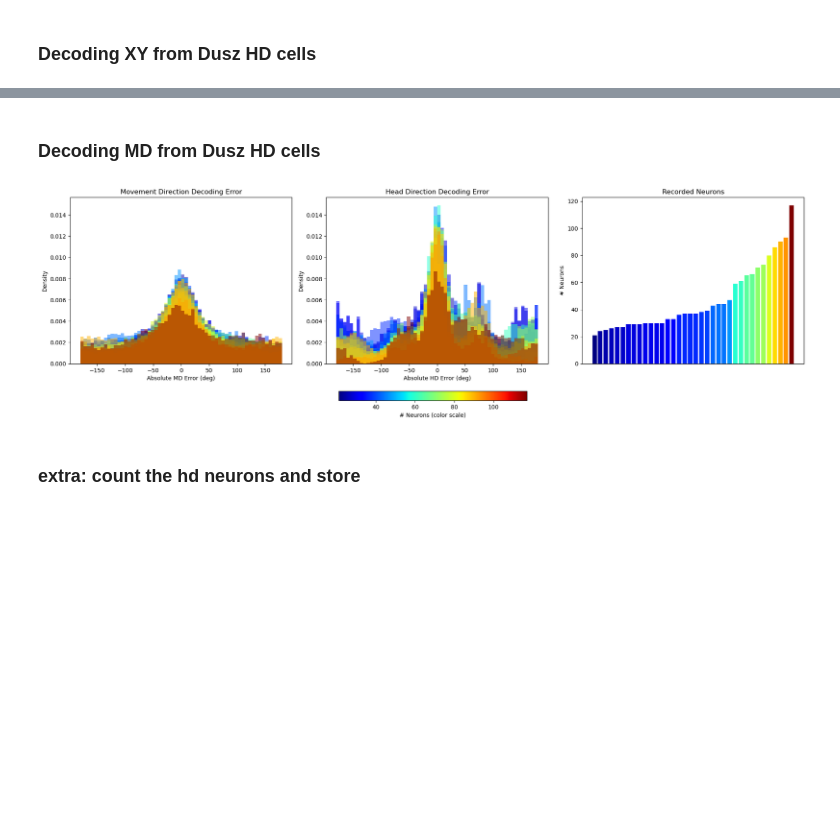
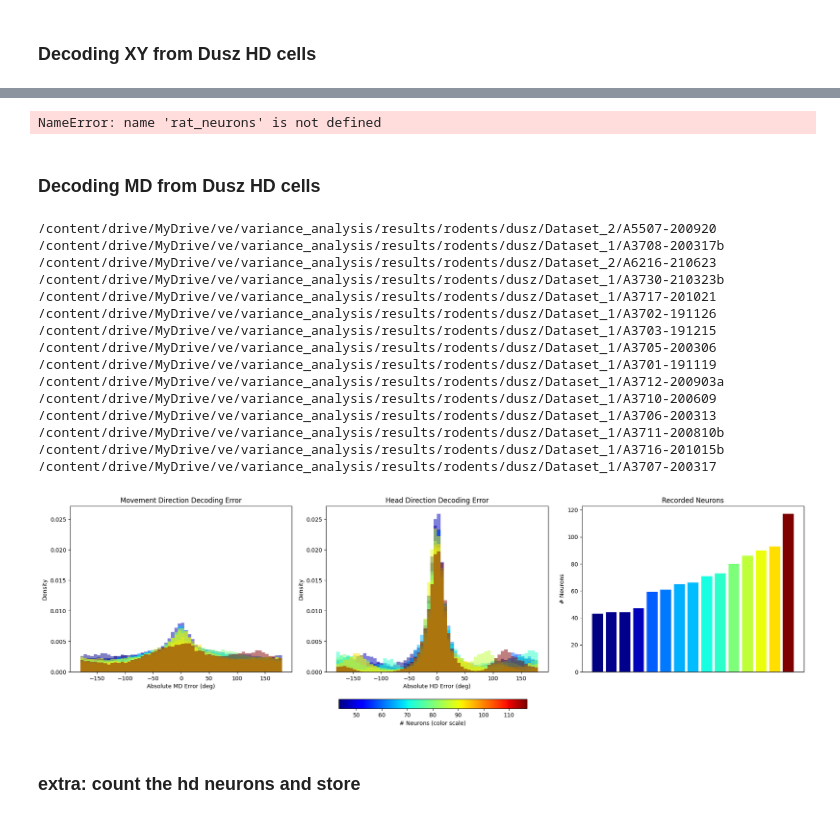
Before and after one commit to mx60s/variance_analysis, a Jupyter notebook: notebooks/1d_decoding.ipynb, the cells around one changed output, grey strips where cells are left out. Drawn from its saved outputs; the diff is of its cells as text; code cells hidden in the pictures; blank space fills up the shorter version.

```diff
--- a/notebooks/1d_decoding.ipynb
+++ b/notebooks/1d_decoding.ipynb
@@ -139,13 +172,13 @@ plt.show()
 ## Decoding from Dusz HD cells
 # %%
 # heads up the pfeiffer data uses much slower rates!! 5 is good for dusz
-velocity_filter = 0.5 #0.03 # cm/s
+velocity_filter = 2 #0.03 # cm/s
 
 save_path = current_file_path / f'results/rodents/dusz'
-data_path = current_file_path / f'data/dusz'
+data_path = current_file_path / f'data/rodents/dusz'
 
-dataset_n = list(range(1,7))
-smoothing = 200
+dataset_n = list(range(1,3))
+smoothing = 20
 # %%
 # filter by env type
 
@@ -159,7 +192,10 @@ for n in dataset_n:
     sheet = wb[f'Dataset_{n}']
 
     dataset_dict = {}
-    actual = os.listdir(data_path / f'Dataset_{n}')
+    try:
+      actual = os.listdir(data_path / f'Dataset_{n}')
+    except Exception as e:
+      continue
     for row in sheet.iter_rows(values_only=True):
         if not row[0] or row[0][0] != 'A':
             continue
@@ -436,3 +531,7 @@ plot_each_rat(precomp, color_by_rat, xy_ylim, hd_ylim, indiv_dir)
+# %%
+rat_neurons
+# %% [output]
+NameError: name 'rat_neurons' is not defined
 # %% [markdown]
 ### Decoding MD from Dusz HD cells
 # %%
@@ -445,13 +544,16 @@ from matplotlib.cm import ScalarMappable
 import json
 import re
 
+EXCLUDE_UNDER_30 = False  # set True to skip plotting rats with < MIN_NEURONS_FOR_PLOTS
+MIN_NEURONS_FOR_PLOTS = 30
+
 def _sanitize(name: str) -> str:
     """Make a safe filename from a rat identifier like 'Dataset_1/A3708-200317b'."""
     return re.sub(r"[^A-Za-z0-9_.-]", "_", name)
 
 
 def load_precomp_md_hd(save_path: Path, dusz_datasets) -> list[dict]:
-    """Load MD and HD decoding errors and neuron counts with the original filters.
+    """Load MD and HD decoding errors and neuron counts with the **used** neurons if available.
 
     Returns a list of dicts: {"rat", "neurons", "md", "hd"} for each included rat.
     """
@@ -463,7 +565,7 @@ def load_precomp_md_hd(save_path: Path, dusz_datasets) -> list[dict]:
     rat_neurons = rat_neurons.astype(float)
 
     precomp = []
-    for rat, n_neurons in zip(rats, rat_neurons):
+    for rat, n_neurons_json in zip(rats, rat_neurons):
         rat_parts = rat.split('/')
         dataset = int(rat_parts[0][-1])
         session = rat_parts[1]
@@ -476,9 +578,30 @@ def load_precomp_md_hd(save_path: Path, dusz_datasets) -> list[dict]:
         if rat == 'Dataset_4/A8603-210602':
             continue
 
+        #if rat != 'Dataset_2/A1815-190523':
+            # just testing
+        #    continue
+
         save_path_rat = save_path / rat
-        error_files_md = sorted(save_path_rat.glob("errors_md_cv*_17.npz"))
-        error_files_hd = sorted(save_path_rat.glob("errors_hd_cv*_17.npz"))
+
+        # ---------- NEW: prefer "used" neuron count if the file exists ----------
+        n_neurons_used = float(n_neurons_json)  # fallback
+        kept_path = save_path_rat / "neurons_kept_hd_filter.npy"
+        if kept_path.exists():
+            try:
+                kept_idx = np.load(kept_path, allow_pickle=True)
+                # robustly count unique indices
+                n_neurons_used = float(np.unique(kept_idx).size)
+            except Exception:
+                # keep fallback if any issue loading/reading file
+                pass
+        # -----------------------------------------------------------------------
+        if n_neurons_used < 40:
+          continue
+
+        print(save_path_rat)
+        error_files_md = sorted(save_path_rat.glob("errors_md_cv*_360_all.npz"))
+        error_files_hd = sorted(save_path_rat.glob("errors_hd_cv*_360_all.npz"))
 
         md_list, hd_list = [], []
         for f in error_files_md:
@@ -508,10 +631,10 @@ def load_precomp_md_hd(save_path: Path, dusz_datasets) -> list[dict]:
             if hd_arr.size == 0:
                 hd_arr = None
 
-        if ((md_arr is not None) and (hd_arr is not None)) and np.isfinite(n_neurons):
+        if ((md_arr is not None) and (hd_arr is not None)) and np.isfinite(n_neurons_used):
             precomp.append({
                 "rat": rat,
-                "neurons": float(n_neurons),
+                "neurons": float(n_neurons_used),  # <-- now "used" neurons
                 "md": md_arr,
                 "hd": hd_arr,
             })
@@ -520,6 +643,7 @@ def load_precomp_md_hd(save_path: Path, dusz_datasets) -> list[dict]:
         raise RuntimeError("No rats left after filtering; nothing to plot (MD/HD).")
 
     return precomp
+
 
 
 def build_color_map_md_hd(precomp: list[dict]):
@@ -610,34 +734,49 @@ def plot_each_rat_md_hd(precomp: list[dict], color_by_rat: dict, md_ylim, hd_yli
         axs[1].set_xlabel("Absolute HD Error (deg)")
         axs[1].set_ylabel("Density")
         axs[1].set_title(f"Head Direction Error — {rat}")
         if hd_ylim is not None:
             axs[1].set_ylim(hd_ylim)
         axs[1].text(0.98, 0.98, n_str, transform=axs[1].transAxes,
                     ha='right', va='top', fontsize=10)
 
         plt.tight_layout()
         outpath = outdir / f'dusz_1d_decoding_md_hd__{_sanitize(rat)}.png'
         fig.savefig(outpath, dpi=dpi)
         plt.close(fig)
 
 # ===================== Execute MD/HD pipeline =====================
 # Build dataset
 precomp_md_hd = load_precomp_md_hd(save_path, dusz_datasets)
 
 # Colors keyed by rat (based on neuron count)
 norm_md_hd, cmap_md_hd, color_by_rat_md_hd, _ = build_color_map_md_hd(precomp_md_hd)
 
 # Output dirs
 md_figs_dir = current_file_path / 'figs'
 md_indiv_dir = md_figs_dir / 'dusz_individual_decode_md'
 md_figs_dir.mkdir(parents=True, exist_ok=True)
 md_indiv_dir.mkdir(parents=True, exist_ok=True)
 
 # Plot combined, then individual (no bars per rat; N label instead)
 _, _, md_ylim, hd_ylim = plot_all_md_hd(precomp_md_hd, color_by_rat_md_hd, norm_md_hd, cmap_md_hd, md_figs_dir)
 plot_each_rat_md_hd(precomp_md_hd, color_by_rat_md_hd, md_ylim, hd_ylim, md_indiv_dir)
 # %% [output]
+/content/drive/MyDrive/ve/variance_analysis/results/rodents/dusz/Dataset_2/A5507-200920
+/content/drive/MyDrive/ve/variance_analysis/results/rodents/dusz/Dataset_1/A3708-200317b
+/content/drive/MyDrive/ve/variance_analysis/results/rodents/dusz/Dataset_2/A6216-210623
+/content/drive/MyDrive/ve/variance_analysis/results/rodents/dusz/Dataset_1/A3730-210323b
+/content/drive/MyDrive/ve/variance_analysis/results/rodents/dusz/Dataset_1/A3717-201021
+/content/drive/MyDrive/ve/variance_analysis/results/rodents/dusz/Dataset_1/A3702-191126
+/content/drive/MyDrive/ve/variance_analysis/results/rodents/dusz/Dataset_1/A3703-191215
+/content/drive/MyDrive/ve/variance_analysis/results/rodents/dusz/Dataset_1/A3705-200306
+/content/drive/MyDrive/ve/variance_analysis/results/rodents/dusz/Dataset_1/A3701-191119
+/content/drive/MyDrive/ve/variance_analysis/results/rodents/dusz/Dataset_1/A3712-200903a
+/content/drive/MyDrive/ve/variance_analysis/results/rodents/dusz/Dataset_1/A3710-200609
+/content/drive/MyDrive/ve/variance_analysis/results/rodents/dusz/Dataset_1/A3706-200313
+/content/drive/MyDrive/ve/variance_analysis/results/rodents/dusz/Dataset_1/A3711-200810b
+/content/drive/MyDrive/ve/variance_analysis/results/rodents/dusz/Dataset_1/A3716-201015b
+/content/drive/MyDrive/ve/variance_analysis/results/rodents/dusz/Dataset_1/A3707-200317
-[figure, old version]
+[figure, new version]
 # %% [markdown]
 ### extra: count the hd neurons and store
 # %%
```
Also changed, not shown: parts of 16 cells of this notebook, 1 other file.
